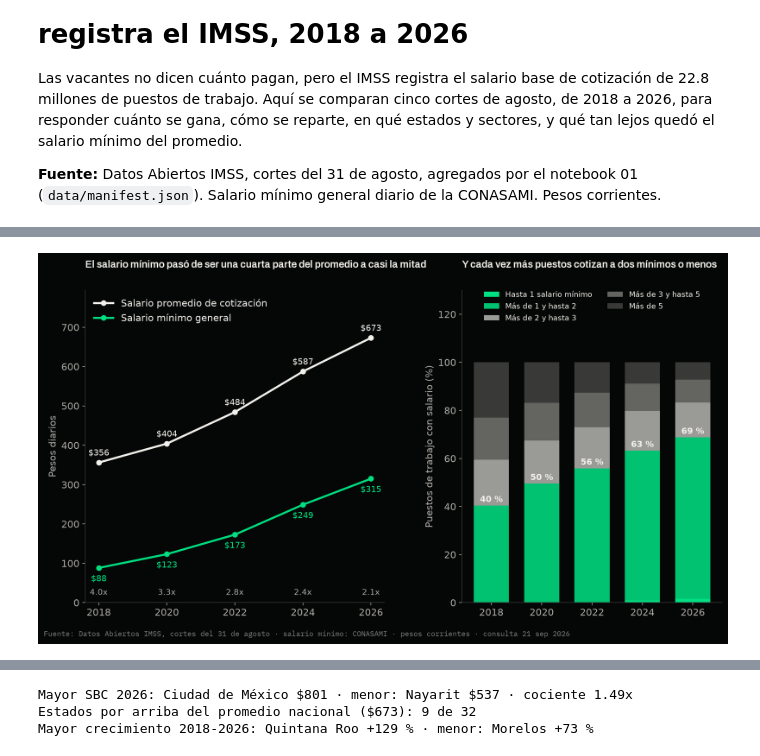
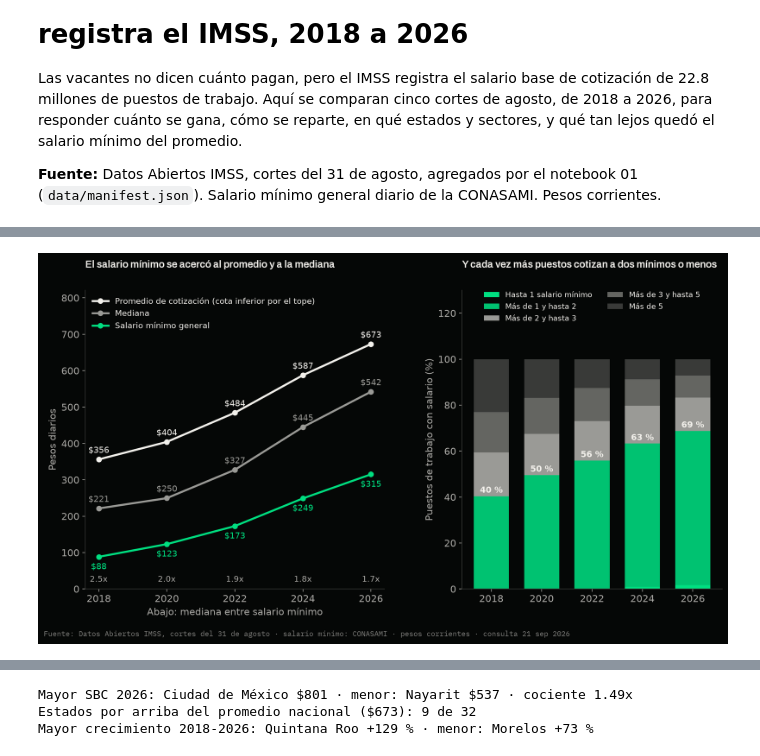
Before and after one commit to mauvilar/Proyectos-data-science, a Jupyter notebook: salarios-imss-mx/02_cuanto_se_gana.ipynb, the cells around one changed output, grey strips where cells are left out. Saved outputs shown, nothing was run; the diff lists cells and outputs as text; code cells hidden in the pictures.

```diff
--- a/salarios-imss-mx/02_cuanto_se_gana.ipynb
+++ b/salarios-imss-mx/02_cuanto_se_gana.ipynb
@@ -21,6 +23,7 @@ logging.getLogger("matplotlib.font_manager").setLevel(logging.ERROR)
 RAIZ = Path.cwd() if (Path.cwd() / "data").exists() else Path.cwd().parent
 DATA = RAIZ / "data"
 SALARIO_MINIMO = {2018: 88.36, 2020: 123.22, 2022: 172.87, 2024: 248.93, 2026: 315.04}
+UMA = {2018: 80.60, 2020: 86.88, 2022: 96.22, 2024: 108.57, 2026: 117.31}
 DIAS_MES = 30.4
 
 PALETA = {
@@ -54,7 +57,8 @@ def leer(nombre: str) -> pd.DataFrame:
 
 
 def titulo(ax, texto, size=16):
-    ax.set_title(texto, fontsize=size, fontfamily=ARCHIVO, fontweight="bold")
+    # El signo de pesos se escapa: dos "$" en un texto activan el modo matemático de matplotlib.
+    ax.set_title(texto.replace("$", r"\$"), fontsize=size, fontfamily=ARCHIVO, fontweight="bold")
 
 
 def subtitulo(ax, texto):
@@ -69,8 +73,27 @@ nacional["sbc"] = nacional["masa_sal_ta"] / nacional["ta_sal"]
 nacional["salario_minimo"] = pd.Series(SALARIO_MINIMO)
 nacional["sbc_entre_minimo"] = nacional["sbc"] / nacional["salario_minimo"]
 ULTIMO = int(nacional.index.max())
-print(f"SBC promedio {ULTIMO}: {nacional.loc[ULTIMO, 'sbc']:.1f} pesos diarios, {nacional.loc[ULTIMO, 'sbc'] * DIAS_MES:,.0f} al mes")
-print(f"Crecimiento nominal 2018-{ULTIMO}: SBC +{100 * (nacional.loc[ULTIMO, 'sbc'] / nacional.loc[2018, 'sbc'] - 1):.0f} %, salario mínimo +{100 * (SALARIO_MINIMO[ULTIMO] / SALARIO_MINIMO[2018] - 1):.0f} %")
-print("SBC entre salario mínimo:", ", ".join(f"{a}: {v:.2f}x" for a, v in nacional["sbc_entre_minimo"].items()))
-nacional[["ta", "sbc", "salario_minimo", "sbc_entre_minimo"]].round(2)
+
+rangos = leer("rango_salarial").dropna(subset=["rango_salarial"])
+rangos["w"] = rangos["rango_salarial"].str[1:].astype(int)
+conteos = rangos.pivot_table(index="w", columns="anio", values="ta_sal", aggfunc="sum").fillna(0)
+
+
+def percentil_agrupado(conteos_anio: pd.Series, p: float) -> float:
+    """Percentil p en múltiplos del salario mínimo, interpolando dentro del rango W que lo contiene."""
+    acumulado = conteos_anio.sort_index().cumsum() / conteos_anio.sum()
+    k = acumulado[acumulado >= p].index[0]
+    previo = acumulado.shift(1, fill_value=0.0)[k]
+    return (k - 1) + (p - previo) / (acumulado[k] - previo)
+
+
+for nombre, p in [("p25", 0.25), ("mediana", 0.5), ("p75", 0.75)]:
+    nacional[nombre] = [percentil_agrupado(conteos[a], p) * SALARIO_MINIMO[a] for a in nacional.index]
+nacional["mediana_entre_minimo"] = nacional["mediana"] / nacional["salario_minimo"]
+print(f"SBC promedio {ULTIMO}: {nacional.loc[ULTIMO, 'sbc']:.1f} pesos diarios, {nacional.loc[ULTIMO, 'sbc'] * DIAS_MES:,.0f} al mes (cota inferior por el tope de 25 UMA)")
+print(f"Mediana {ULTIMO}: {nacional.loc[ULTIMO, 'mediana']:.0f} pesos diarios, {nacional.loc[ULTIMO, 'mediana'] * DIAS_MES:,.0f} al mes · cuartiles {nacional.loc[ULTIMO, 'p25']:.0f} y {nacional.loc[ULTIMO, 'p75']:.0f}")
+print(f"Crecimiento nominal 2018-{ULTIMO}: promedio +{100 * (nacional.loc[ULTIMO, 'sbc'] / nacional.loc[2018, 'sbc'] - 1):.0f} %, mediana +{100 * (nacional.loc[ULTIMO, 'mediana'] / nacional.loc[2018, 'mediana'] - 1):.0f} %, salario mínimo +{100 * (SALARIO_MINIMO[ULTIMO] / SALARIO_MINIMO[2018] - 1):.0f} %")
+print("Promedio entre mínimo:", ", ".join(f"{a}: {v:.2f}x" for a, v in nacional["sbc_entre_minimo"].items()))
+print("Mediana entre mínimo: ", ", ".join(f"{a}: {v:.2f}x" for a, v in nacional["mediana_entre_minimo"].items()))
+nacional[["ta", "sbc", "mediana", "p25", "p75", "salario_minimo", "sbc_entre_minimo", "mediana_entre_minimo"]].round(2)
 # %% [output]
@@ -111,31 +134,34 @@ Puestos que ganan más de 5 salarios mínimos: 2018 = 23.0 %, 2026 = 7.1 %
 # %%
 fig, (a1, a2) = plt.subplots(1, 2, figsize=(12, 6.75), gridspec_kw={"width_ratios": [1.15, 1]})
 anios = list(nacional.index)
-a1.plot(anios, nacional["sbc"], color=PALETA["tinta"], linewidth=2.5, marker="o", label="Salario promedio de cotización")
+a1.plot(anios, nacional["sbc"], color=PALETA["tinta"], linewidth=2.5, marker="o", label="Promedio de cotización (cota inferior por el tope)")
+a1.plot(anios, nacional["mediana"], color=PALETA["neutro_claro"], linewidth=2.5, marker="o", label="Mediana")
 a1.plot(anios, nacional["salario_minimo"], color=PALETA["verde"], linewidth=2.5, marker="o", label="Salario mínimo general")
 for a in anios:
     a1.text(a, nacional.loc[a, "sbc"] + 18, f"${nacional.loc[a, 'sbc']:.0f}", ha="center", fontsize=10.5, color=PALETA["tinta"])
+    a1.text(a, nacional.loc[a, "mediana"] + 18, f"${nacional.loc[a, 'mediana']:.0f}", ha="center", fontsize=10.5, color=PALETA["neutro_claro"])
     a1.text(a, nacional.loc[a, "salario_minimo"] - 34, f"${nacional.loc[a, 'salario_minimo']:.0f}", ha="center", fontsize=10.5, color=PALETA["verde"])
-    a1.text(a, 20, f"{nacional.loc[a, 'sbc_entre_minimo']:.1f}x", ha="center", fontsize=10, color=PALETA["tenue"])
-a1.set_ylim(0, nacional["sbc"].max() * 1.18)
+    a1.text(a, 20, f"{nacional.loc[a, 'mediana_entre_minimo']:.1f}x", ha="center", fontsize=10, color=PALETA["tenue"])
+a1.set_ylim(0, nacional["sbc"].max() * 1.22)
 a1.set_xticks(anios)
 a1.set_ylabel("Pesos diarios")
-titulo(a1, "El salario mínimo pasó de ser una cuarta parte del promedio a casi la mitad", 12.5)
-a1.legend(loc="upper left")
+a1.set_xlabel("Abajo: mediana entre salario mínimo")
+titulo(a1, "El salario mínimo se acercó al promedio y a la mediana", 12.5)
+a1.legend(loc="upper left", fontsize=10)
 colores = [PALETA["verde"], PALETA["verde_hondo"], PALETA["neutro_claro"], PALETA["neutro"], PALETA["filete_fuerte"]]
 abajo = pd.Series(0.0, index=distribucion.index)
 for (nombre, _, _), color in zip(GRUPOS, colores):
     a2.bar(distribucion.index.astype(str), distribucion[nombre], bottom=abajo.values, color=color, label=nombre, width=0.7)
     abajo = abajo + distribucion[nombre]
 for a in distribucion.index:
     hasta2 = distribucion.loc[a].iloc[:2].sum()
     a2.text(str(a), hasta2 + 1.5, f"{hasta2:.0f} %", ha="center", fontsize=10.5, color=PALETA["tinta"], fontweight="bold")
 a2.set_ylim(0, 130)
 a2.set_ylabel("Puestos de trabajo con salario (%)")
 titulo(a2, "Y cada vez más puestos cotizan a dos mínimos o menos", 12.5)
 a2.legend(loc="upper center", ncol=2, fontsize=9.5, bbox_to_anchor=(0.5, 1.02))
 pie(fig)
 plt.tight_layout(rect=(0, 0.03, 1, 1), w_pad=4)
 plt.show()
 # %% [output]
-[figure, old version]
+[figure, new version]
```
Also changed, not shown: parts of 18 cells of this notebook, 14 other files.
